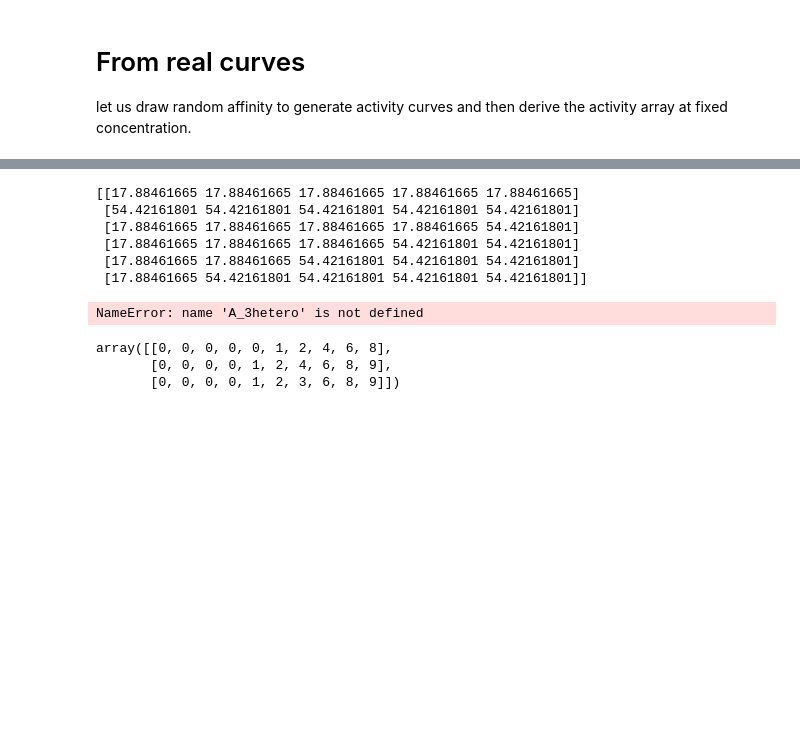
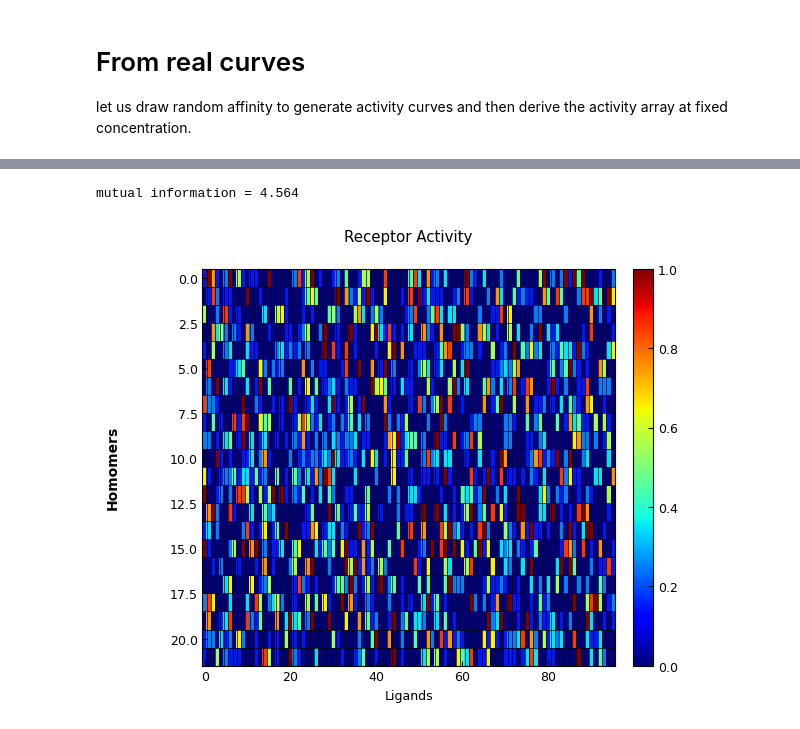
Before and after one commit to HugoLeRoy94/octopus_smelling, a Jupyter notebook: MI/single_concentration/theoretical.ipynb, the cells around one changed output, grey strips where cells are left out. Drawn from its saved outputs; the diff is of its cells as text; code cells hidden in the pictures; blank space fills up the shorter version.

```diff
--- a/MI/single_concentration/theoretical.ipynb
+++ b/MI/single_concentration/theoretical.ipynb
@@ -85,19 +172,6 @@ A_continuous.shape
 # %%
-print(Kcs_3hetero[0])
-print(A_3hetero[0])
-A_3hetero = generate_activity_matrix(eps_3hetero, Kcs_3hetero, Kos_3hetero, c_centers, a_edges,indices_to_avg=[2,3,4,5])
-print(A_3hetero[0])
+plot_annotated_heatmap(a_centers[A_3hetero_binned[:,:,0]].T,counts = {1:22},)#,figsize=(6,5))
+print(f'mutual information = {MI[0]:.3f}')
 # %% [output]
-[[17.88461665 17.88461665 17.88461665 17.88461665 17.88461665]
- [54.42161801 54.42161801 54.42161801 54.42161801 54.42161801]
- [17.88461665 17.88461665 17.88461665 17.88461665 54.42161801]
- [17.88461665 17.88461665 17.88461665 54.42161801 54.42161801]
- [17.88461665 17.88461665 54.42161801 54.42161801 54.42161801]
- [17.88461665 54.42161801 54.42161801 54.42161801 54.42161801]]
+mutual information = 4.564
-NameError: name 'A_3hetero' is not defined
+[figure, added]
-# %%
-A_3hetero[0]
-# %% [output]
-array([[0, 0, 0, 0, 0, 1, 2, 4, 6, 8],
-       [0, 0, 0, 0, 1, 2, 4, 6, 8, 9],
-       [0, 0, 0, 0, 1, 2, 3, 6, 8, 9]])
```
Also changed, not shown: parts of 13 cells of this notebook, 3 other files.
